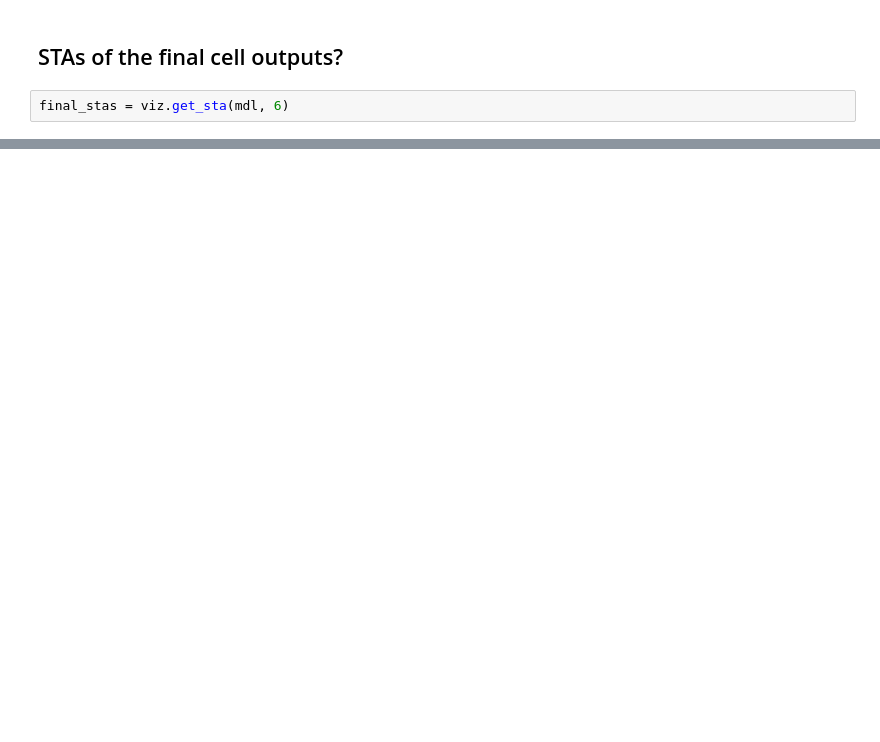
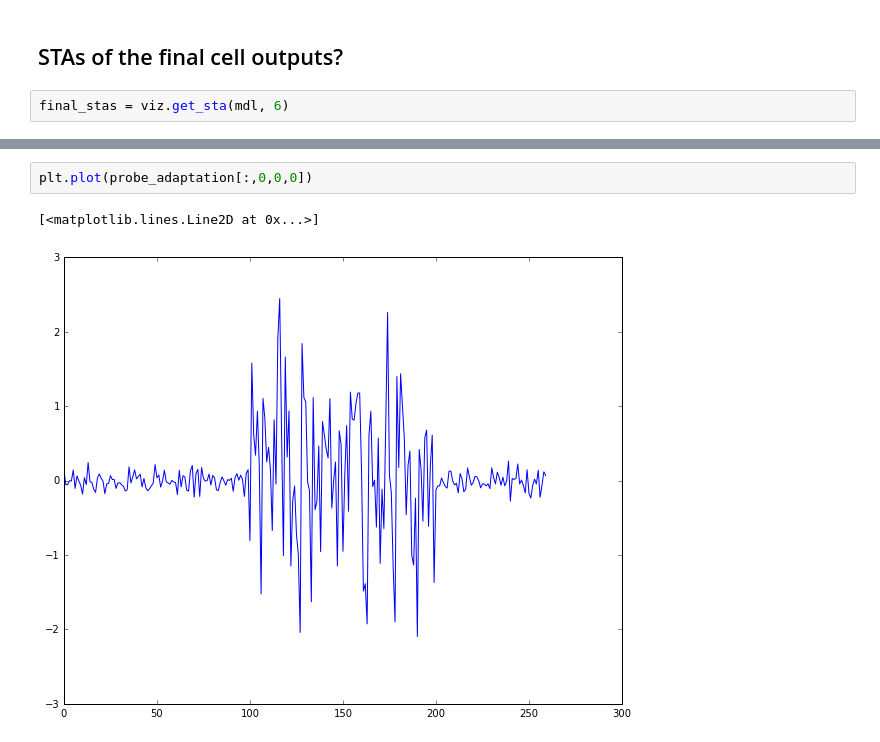
Before and after one commit to baccuslab/deep-retina, a Jupyter notebook: notebooks/Visualizing model trained on both whitenoise and naturalscenes.ipynb, the cells around one changed output, grey strips where cells are left out. Saved outputs shown, nothing was run; the diff lists cells and outputs as text; blank space fills up the shorter version.

```diff
--- a/notebooks/Visualizing model trained on both whitenoise and naturalscenes.ipynb
+++ b/notebooks/Visualizing model trained on both whitenoise and naturalscenes.ipynb
@@ -135,0 +159,5 @@ viz.visualize_sta(final_stas, normalize=True)
+# %%
+plt.plot(probe_adaptation[:,0,0,0])
+# %% [output]
+[<matplotlib.lines.Line2D at 0x...>]
+[figure, added]
```
Also changed, not shown: parts of 19 cells of this notebook, 1 other file.
